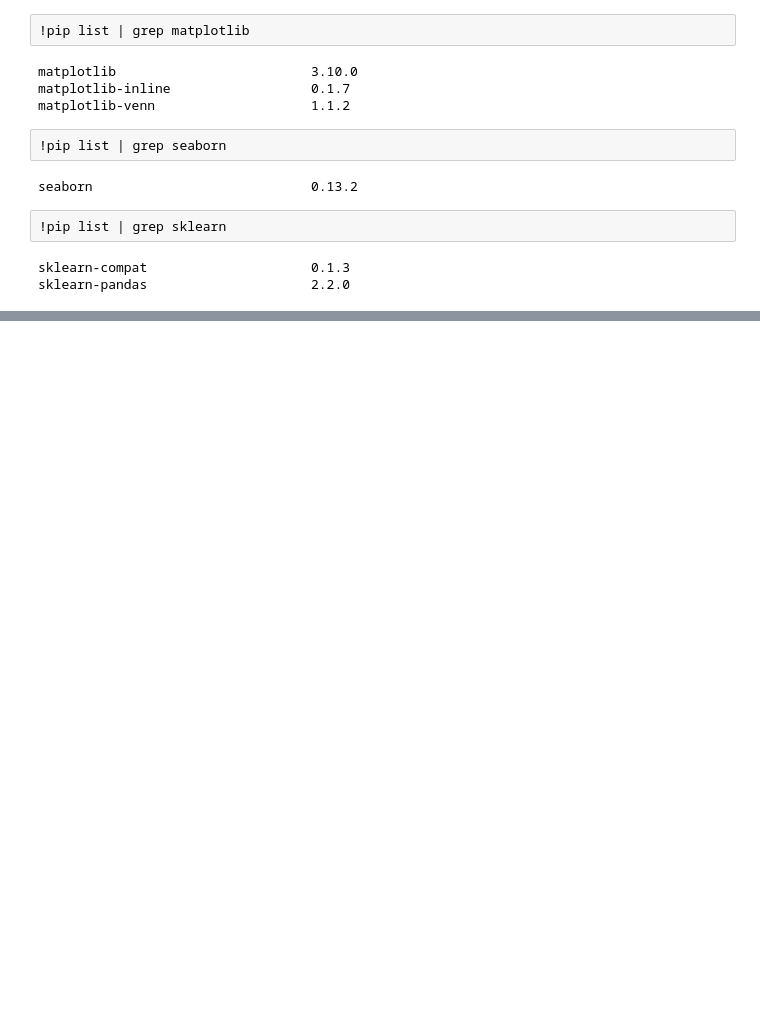
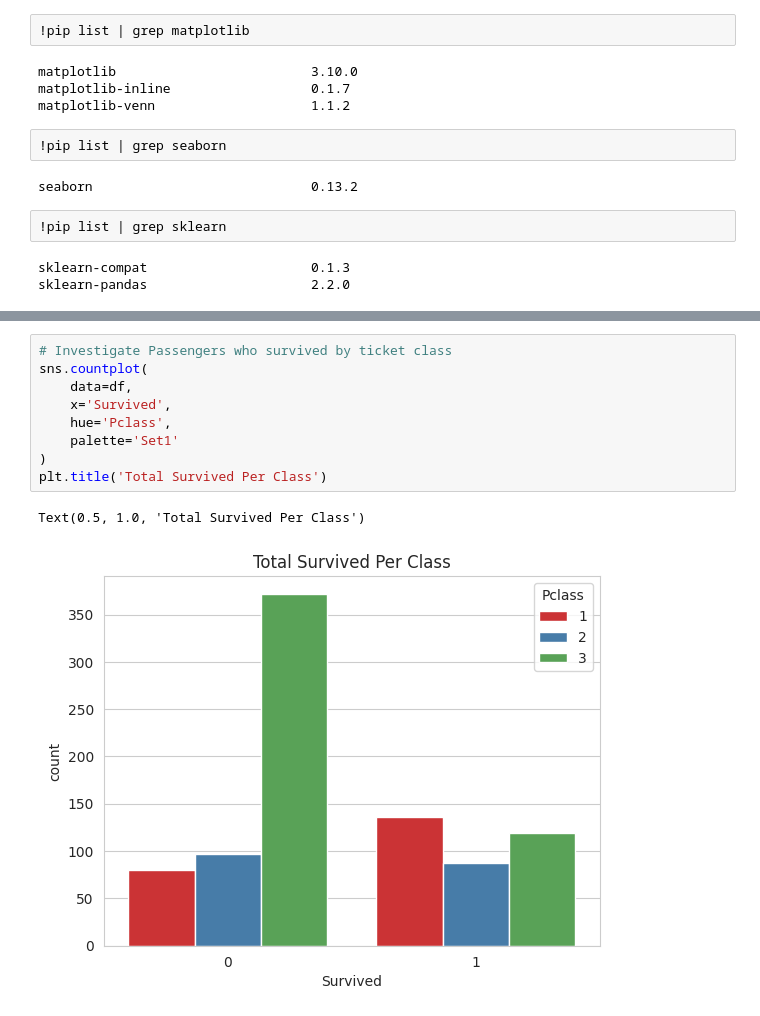
Before and after one commit to thomaspurk/python-ml-examples, a Jupyter notebook: SciKit_Learn_Logistic_Regression_Demo.ipynb, the cells around one changed output, grey strips where cells are left out. Saved outputs shown, nothing was run; the diff lists cells and outputs as text; blank space fills up the shorter version.

```diff
--- a/SciKit_Learn_Logistic_Regression_Demo.ipynb
+++ b/SciKit_Learn_Logistic_Regression_Demo.ipynb
@@ -50,0 +118,12 @@ uploaded = files.upload()
+# %%
+# Investigate Passengers who survived by ticket class
+sns.countplot(
+    data=df,
+    x='Survived',
+    hue='Pclass',
+    palette='Set1'
+)
+plt.title('Total Survived Per Class')
+# %% [output]
+Text(0.5, 1.0, 'Total Survived Per Class')
+[figure, added]
```
Also changed, not shown: parts of 9 cells of this notebook.
